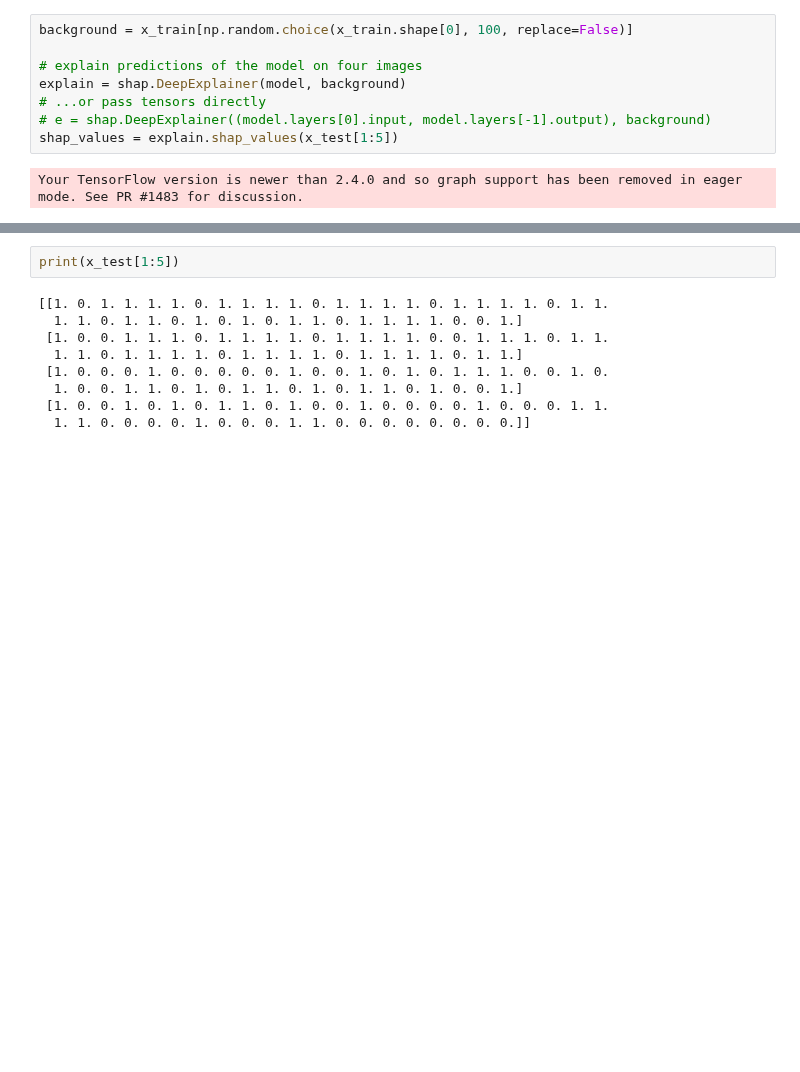
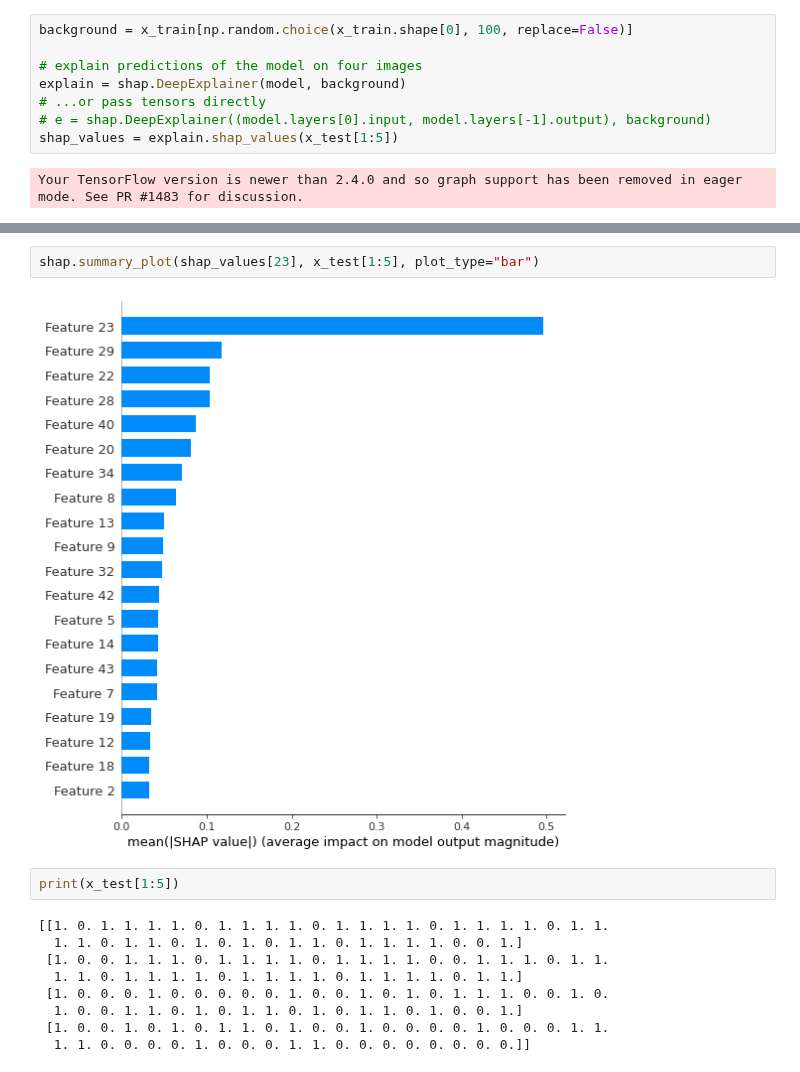
Before and after one commit to p-owens/MAI, a Jupyter notebook: MAI.ipynb, the cells around one changed output, grey strips where cells are left out. Drawn from its saved outputs; the diff is of its cells as text; blank space fills up the shorter version.

```diff
--- a/MAI.ipynb
+++ b/MAI.ipynb
@@ -236,5 +251,9 @@ shap.summary_plot(shap_values, x_test[1:5])
 # %% [output]
 [figure]
+# %%
+shap.summary_plot(shap_values[23], x_test[1:5], plot_type="bar")
+# %% [output]
+[figure, added]
 # %%
 print(x_test[1:5])
 # %% [output]
```
Also changed, not shown: parts of 4 cells of this notebook.
